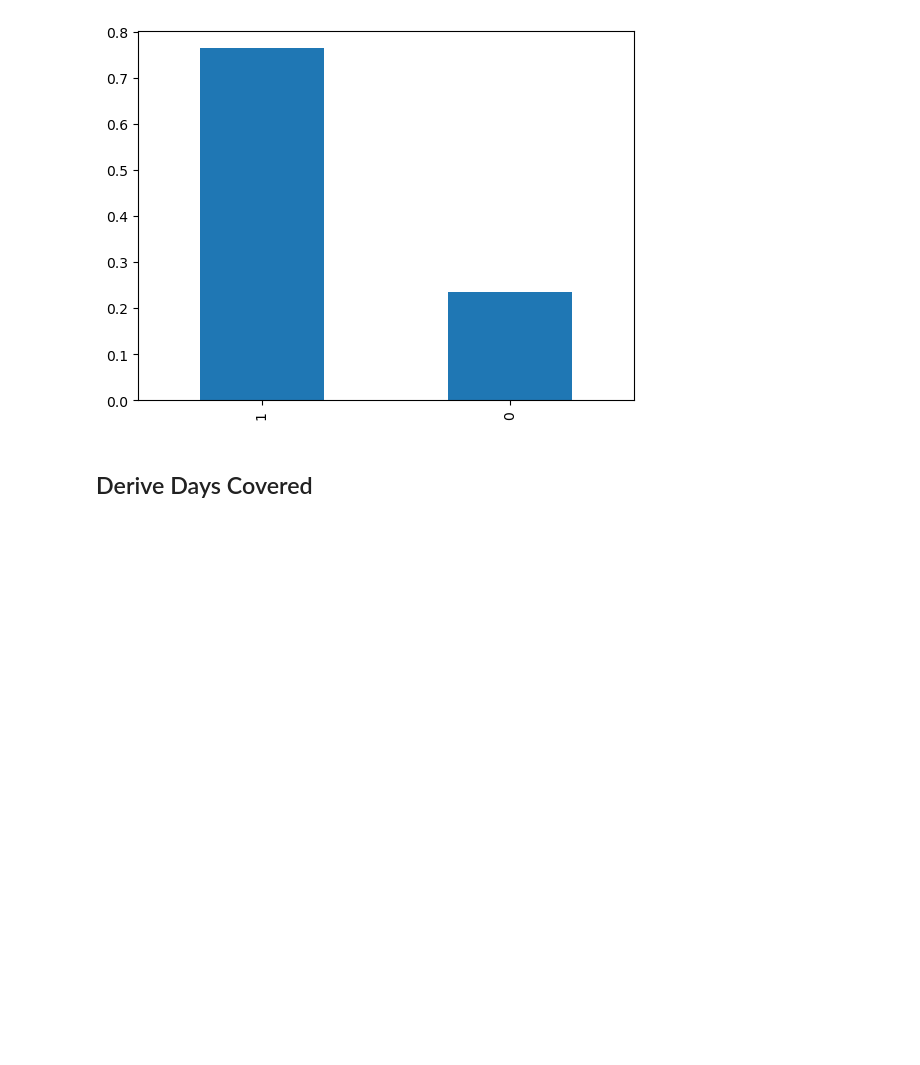
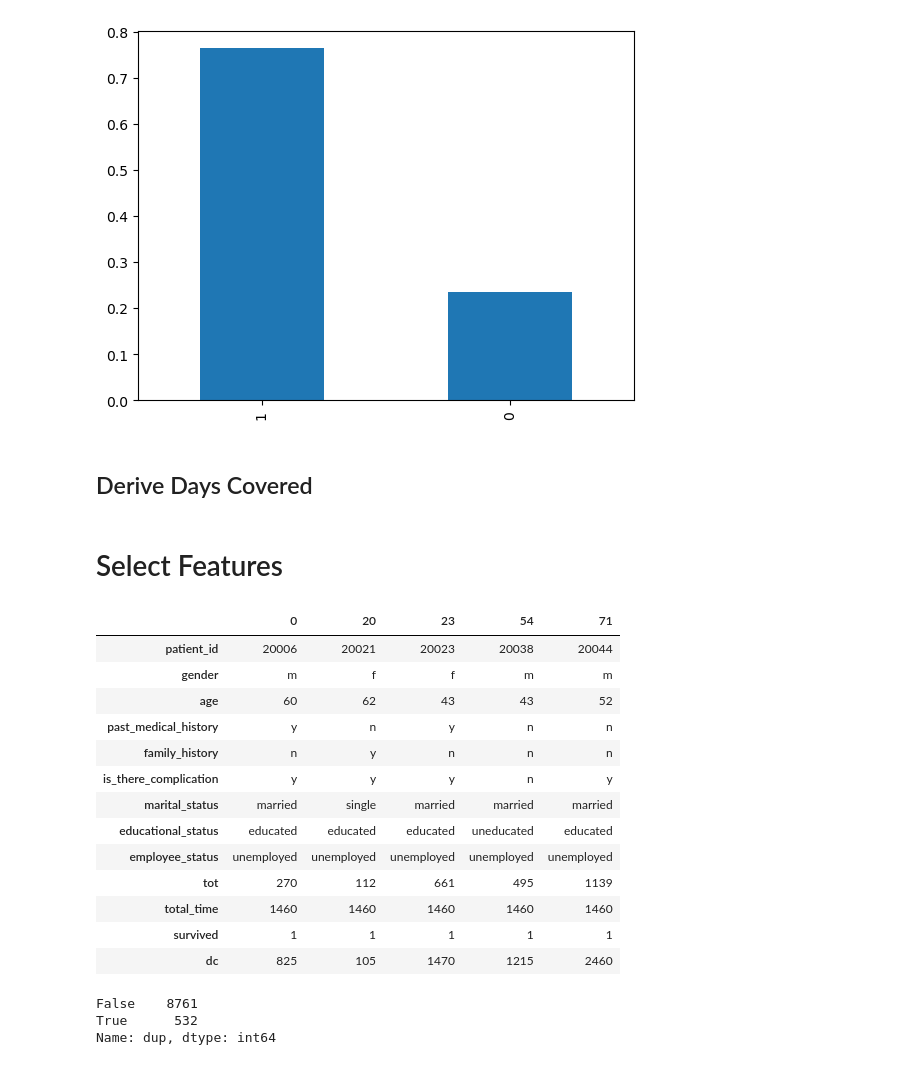
Before and after one commit to nicksv03/Survival_Analysis_BYOP, a Jupyter notebook: survival_analysis.ipynb, the cells around one changed output. Cells and saved outputs as stored; diff of their text form; code cells hidden in the pictures; blank space fills up the shorter version.

```diff
--- a/survival_analysis.ipynb
+++ b/survival_analysis.ipynb
@@ -173,3 +173,32 @@ dc = apld.groupby('patient_id').agg({'days_supply': 'sum'}).reset_index().rename
 apld = pd.merge(apld, tot[['patient_id', 'drug_supply_first_date', 'drug_supply_last_date', 'tot', 'total_time', 'survived']], on=['patient_id'], how='left')
 apld = pd.merge(apld, dc, on=['patient_id'], how='left')
 apld = pd.merge(apld, age_df[['patient_id', 'age']], on=['patient_id'], how='left')
+# %% [markdown]
+# Select Features
+# %%
+input = ['patient_id', 'gender', 'age', 'past_medical_history', 'family_history', 'is_there_complication', 'marital_status', 'educational_status', 'employee_status', 'tot', 'total_time', 'survived', 'dc']
+s1_apld = apld[input].drop_duplicates()
+s1_apld.head().T
+# %% [output]
+|  | 0 | 20 | 23 | 54 | 71 |
+| patient_id | 20006 | 20021 | 20023 | 20038 | 20044 |
+| gender | m | f | f | m | m |
+| age | 60 | 62 | 43 | 43 | 52 |
+| past_medical_history | y | n | y | n | n |
+| family_history | n | y | n | n | n |
+| is_there_complication | y | y | y | n | y |
+| marital_status | married | single | married | married | married |
+| educational_status | educated | educated | educated | uneducated | educated |
+| employee_status | unemployed | unemployed | unemployed | unemployed | unemployed |
+| tot | 270 | 112 | 661 | 495 | 1139 |
+| total_time | 1460 | 1460 | 1460 | 1460 | 1460 |
+| survived | 1 | 1 | 1 | 1 | 1 |
+| dc | 825 | 105 | 1470 | 1215 | 2460 |
+# %%
+# Duplicate patients
+s1_apld['dup'] = s1_apld.duplicated('patient_id', keep=False)
+print(s1_apld['dup'].value_counts())
+# %% [output]
+False    8761
+True      532
+Name: dup, dtype: int64
```
Also changed, not shown: parts of 11 cells of this notebook.
